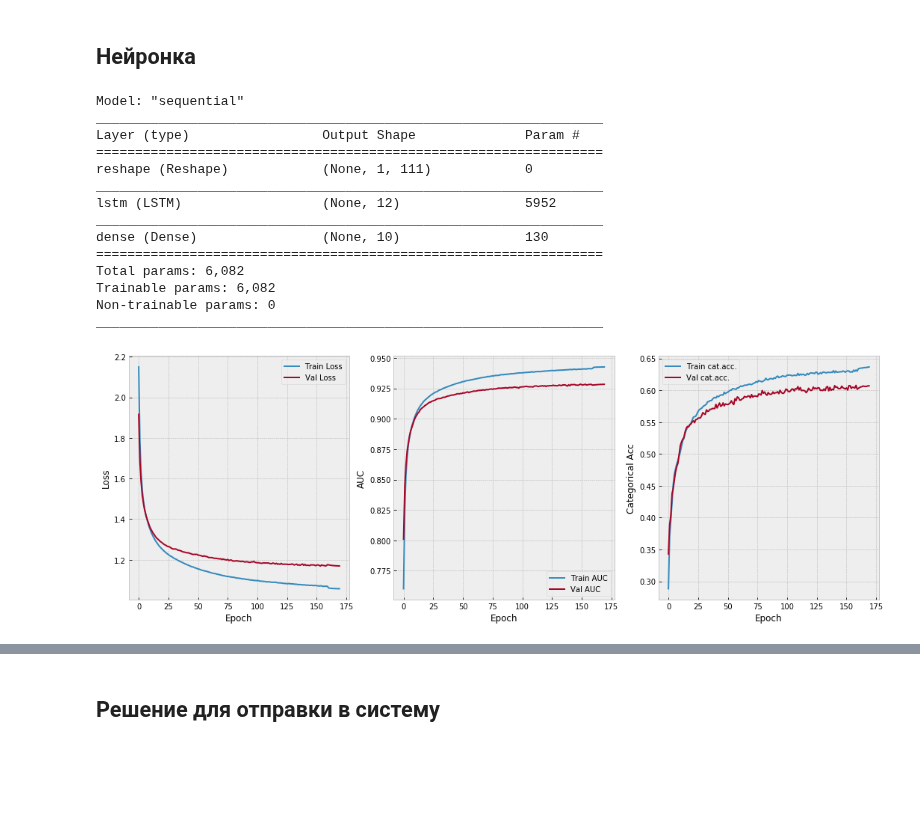
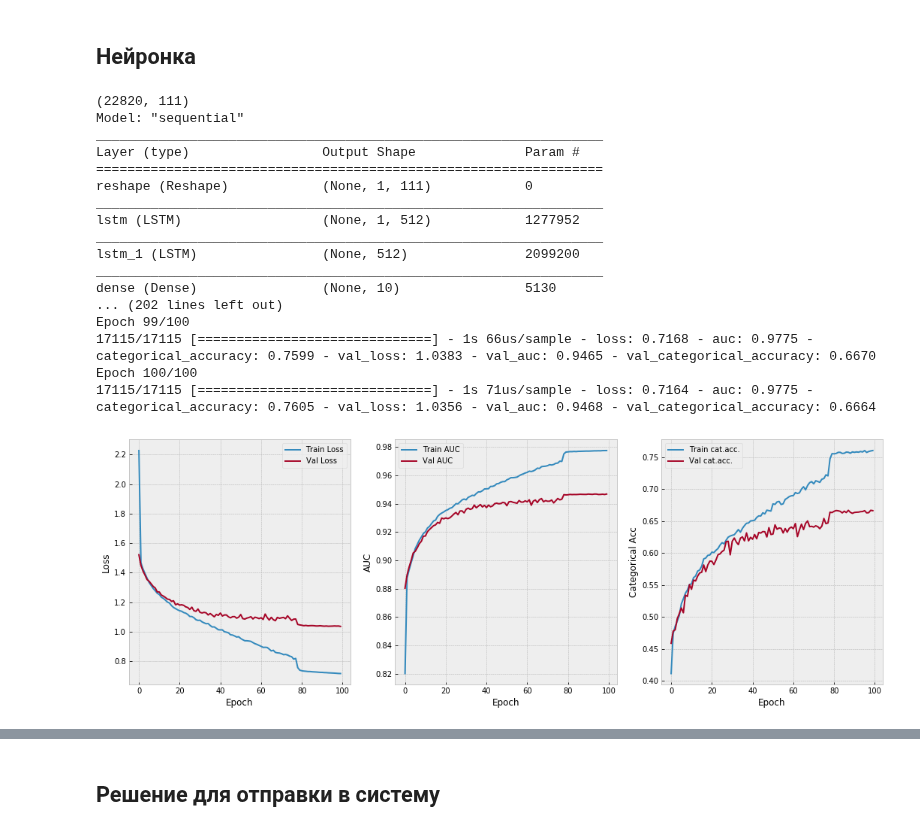
Before and after one commit to andygoosh/wildfire.sberbank.ai, a Jupyter notebook: workinprogress.ipynb, the cells around one changed output, grey strips where cells are left out. Drawn from its saved outputs; the diff is of its cells as text; code cells hidden in the pictures; blank space fills up the shorter version.

```diff
--- a/workinprogress.ipynb
+++ b/workinprogress.ipynb
@@ -132,5 +132,13 @@ Using TensorFlow backend.
+# %%
+def get_one_hot( y ):
+  columns=[ 'fire_{}_prob'.format(i) for i in range(1, 12) ]
+  columns.remove('fire_7_prob')
+  y_ = y.values.reshape(-1,1)
+  enc = OneHotEncoder(categories='auto').fit(y_)
+
+  return pd.DataFrame(enc.transform(y_).toarray().astype(int), index=y.index, columns=columns)
 # %%
-def prepare_data(one_hotted=False):
+def prepare_data(one_hotted=False, remove_aug=False):
 
   df_features = pd.read_csv('fts_preprocessed.cvs', index_col='fire_id')
   FTS = df_features.columns[3:]
@@ -142,9 +150,11 @@ def prepare_data(one_hotted=False):
   else:
     y = df_features[TARGET]
 
-  #X = X[[col for col in X.columns if '-' not in col]]
-  #X = X[[col for col in X.columns if '_' not in col]]
+  if remove_aug == True:
+    X = X[[col for col in X.columns if '-' not in col]]
+    X = X[[col for col in X.columns if '_' not in col]]
 
+  print(X.shape)
   return X, y
 # %%
 '''
@@ -1065,17 +1065,17 @@ class_weight_dict
 # %%
 tf.keras.backend.clear_session()
 
-_, y = prepare_data(one_hotted=False)
-class_weights = skl.utils.class_weight.compute_class_weight('balanced', np.unique(y), y)
-class_weights = dict(enumerate(class_weights))
+#_, y = prepare_data(one_hotted=False)
+#class_weights = skl.utils.class_weight.compute_class_weight('balanced', np.unique(y), y)
+#class_weights = dict(enumerate(class_weights))
 
 X, y = prepare_data(one_hotted=True)
 
-EPOCHS = 1000
+EPOCHS = 100
 BS = 256
 WINDOW = 0
 FOLDS = 10
-FIRE_TYPE_NUM = y.shape[1]
+FIRE_TYPE_NUM = y.shape[1] #len(np.unique(y))
 degree = 0
 n_neighbors = 5
 
@@ -1100,31 +1100,33 @@ scale.tofile('scale.bin')
 #  neighbs.append(neigh)
 
 FEATURES_NUM = tr_data.shape[1]
-
-weight_decay = 0.0005
+#.9458 with 0.009
+weight_decay = 0.01 #0.0005
 model = keras.Sequential([
     layers.Input(shape=[FEATURES_NUM]),
     layers.Reshape(target_shape=[1, FEATURES_NUM]),
-    layers.LSTM(12, activation='relu', kernel_initializer='random_uniform', kernel_regularizer=keras.regularizers.l2(weight_decay)),
-    #layers.LSTM(14, return_sequences=True),
+    layers.LSTM(512, return_sequences=True, kernel_initializer='random_uniform', kernel_regularizer=keras.regularizers.l2(weight_decay)),
+    layers.LSTM(512),
     #layers.LSTM(14),
     layers.Dense(FIRE_TYPE_NUM, kernel_initializer='random_uniform', activation='softmax'),
   ])
-optimizer=keras.optimizers.RMSprop(lr=1e-2)
+optimizer=keras.optimizers.RMSprop(lr=1e-2) #Adadelta
 model.compile(optimizer='adam',
               metrics=[tf.keras.metrics.AUC(),
                         tf.keras.metrics.categorical_accuracy
+                       #'sparse_categorical_accuracy'
                         ],
-              loss=keras.losses.CategoricalCrossentropy() #tf.keras.losses.Huber())
+              #loss='sparse_categorical_crossentropy'
+              loss=keras.losses.CategoricalCrossentropy()
               )
-
 model.summary()
 
-lr_schedule = keras.callbacks.ReduceLROnPlateau(verbose=0, factor=0.01, patience=10, monitor='val_auc', mode='max')
-early_stop = keras.callbacks.EarlyStopping( patience=20, monitor='val_auc', mode='max' ) #, restore_best_weights=True)
-#early_stop = keras.callbacks.EarlyStopping( patience=50, monitor='val_loss', mode='min' )
-model_save = keras.callbacks.ModelCheckpoint( "my_checkpoint.h5", monitor='val_auc', mode='max', save_best_only=True )
-#model_save = keras.callbacks.ModelCheckpoint( "my_checkpoint.h5", monitor='val_loss', save_best_only=True, mode='min' )
+#lr_schedule = keras.callbacks.ReduceLROnPlateau(verbose=0, factor=0.01, patience=10, monitor='val_auc', mode='max')
+lr_schedule = keras.callbacks.ReduceLROnPlateau(verbose=0, factor=0.1, patience=10, monitor='val_loss', mode='min')
+#early_stop = keras.callbacks.EarlyStopping( patience=20, monitor='val_auc', mode='max' ) #, restore_best_weights=True)
+early_stop = keras.callbacks.EarlyStopping( patience=40, monitor='val_loss', mode='min' )
+#model_save = keras.callbacks.ModelCheckpoint( "my_checkpoint.h5", monitor='val_auc', mode='max', save_best_only=True )
+model_save = keras.callbacks.ModelCheckpoint( "my_checkpoint.h5", monitor='val_loss', save_best_only=True, mode='min' )
 
 callbacks = [ early_stop,
         model_save,
@@ -1138,40 +1140,43 @@ history = model.fit(trn, y_trn.values,
           batch_size=BS,
           shuffle=True,
           use_multiprocessing=True,
-          verbose=0,
+          verbose=1,
           #class_weight=class_weights,
           validation_data=(cvn, y_cv.values),
           callbacks=callbacks)
 model = keras.models.load_model('my_checkpoint.h5')
 
 plot_history(history)
 
 score = model.evaluate(trn, y_trn.values,
                         batch_size=BS,
                         verbose=0,
                         use_multiprocessing=True)
-print('loss: {:.3f}, AUC: {:.3f} Cat.Acc.: {:.3f}'.format(*score))
+print('loss: {:.4f}, AUC: {:.4f} Cat.Acc.: {:.4f}'.format(*score))
 
 score = model.evaluate(cvn, y_cv.values,
                         batch_size=BS,
                         verbose=0,
                         use_multiprocessing=True)
-print('loss: {:.3f}, AUC: {:.3f} Cat.Acc.: {:.3f}'.format(*score))
+print('loss: {:.4f}, AUC: {:.4f} Cat.Acc.: {:.4f}'.format(*score))
 
 model.reset_states()
 # %% [output]
+(22820, 111)
 Model: "sequential"
 _________________________________________________________________
 Layer (type)                 Output Shape              Param #
 =================================================================
 reshape (Reshape)            (None, 1, 111)            0
 _________________________________________________________________
-lstm (LSTM)                  (None, 12)                5952
+lstm (LSTM)                  (None, 1, 512)            1277952
 _________________________________________________________________
-dense (Dense)                (None, 10)                130
-=================================================================
-Total params: 6,082
-Trainable params: 6,082
-Non-trainable params: 0
+lstm_1 (LSTM)                (None, 512)               2099200
 _________________________________________________________________
+dense (Dense)                (None, 10)                5130
+... (202 lines left out)
+Epoch 99/100
+17115/17115 [==============================] - 1s 66us/sample - loss: 0.7168 - auc: 0.9775 - categorical_accuracy: 0.7599 - val_loss: 1.0383 - val_auc: 0.9465 - val_categorical_accuracy: 0.6670
+Epoch 100/100
+17115/17115 [==============================] - 1s 71us/sample - loss: 0.7164 - auc: 0.9775 - categorical_accuracy: 0.7605 - val_loss: 1.0356 - val_auc: 0.9468 - val_categorical_accuracy: 0.6664
-[figure, old version]
+[figure, new version]
```
Also changed, not shown: parts of 11 cells of this notebook.
